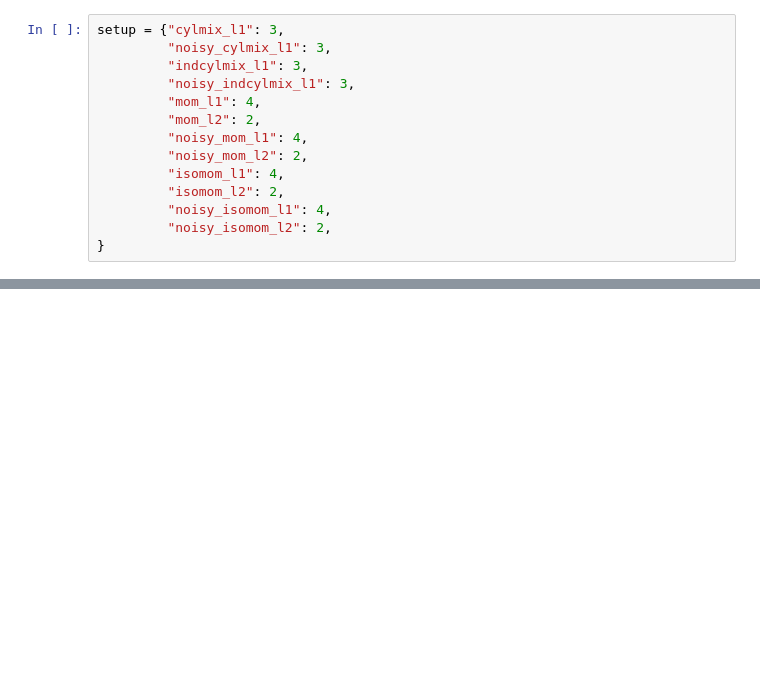
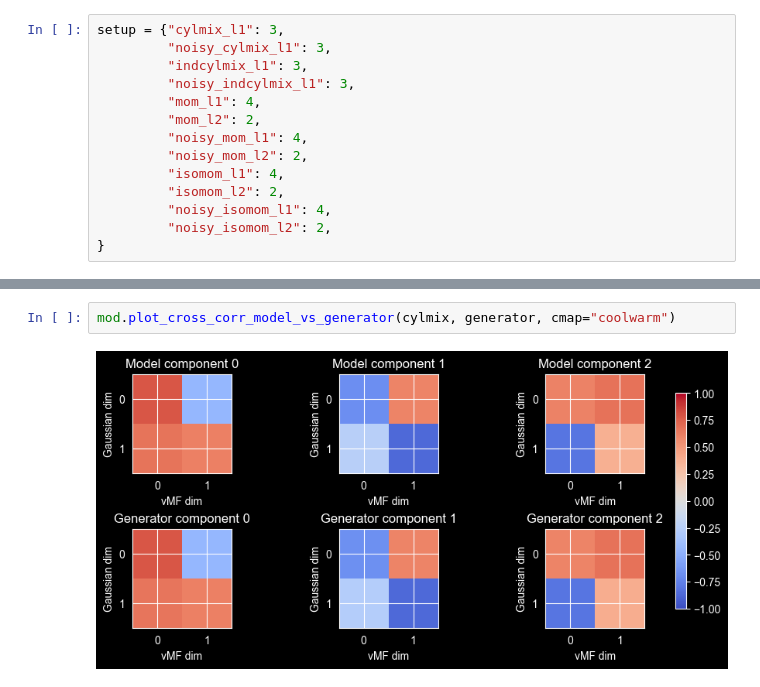
Before and after one commit to Joaquin-Garay/cylindrical-data-lvm, a Jupyter notebook: experiment/synthetic_data/cylmix-2d-low-strong.ipynb, the cells around one changed output, grey strips where cells are left out. Drawn from its saved outputs; the diff is of its cells as text; blank space fills up the shorter version.

```diff
--- a/experiment/synthetic_data/cylmix-2d-low-strong.ipynb
+++ b/experiment/synthetic_data/cylmix-2d-low-strong.ipynb
@@ -149 +165,5 @@ fig, ax = mod.plot_cylindrical_components_2d(noisy_cylmix,
+# %%
+mod.plot_cross_corr_model_vs_generator(cylmix, generator, cmap="coolwarm")
+# %% [output]
+[figure, added]
 # %%
```
Also changed, not shown: parts of 29 cells of this notebook.
